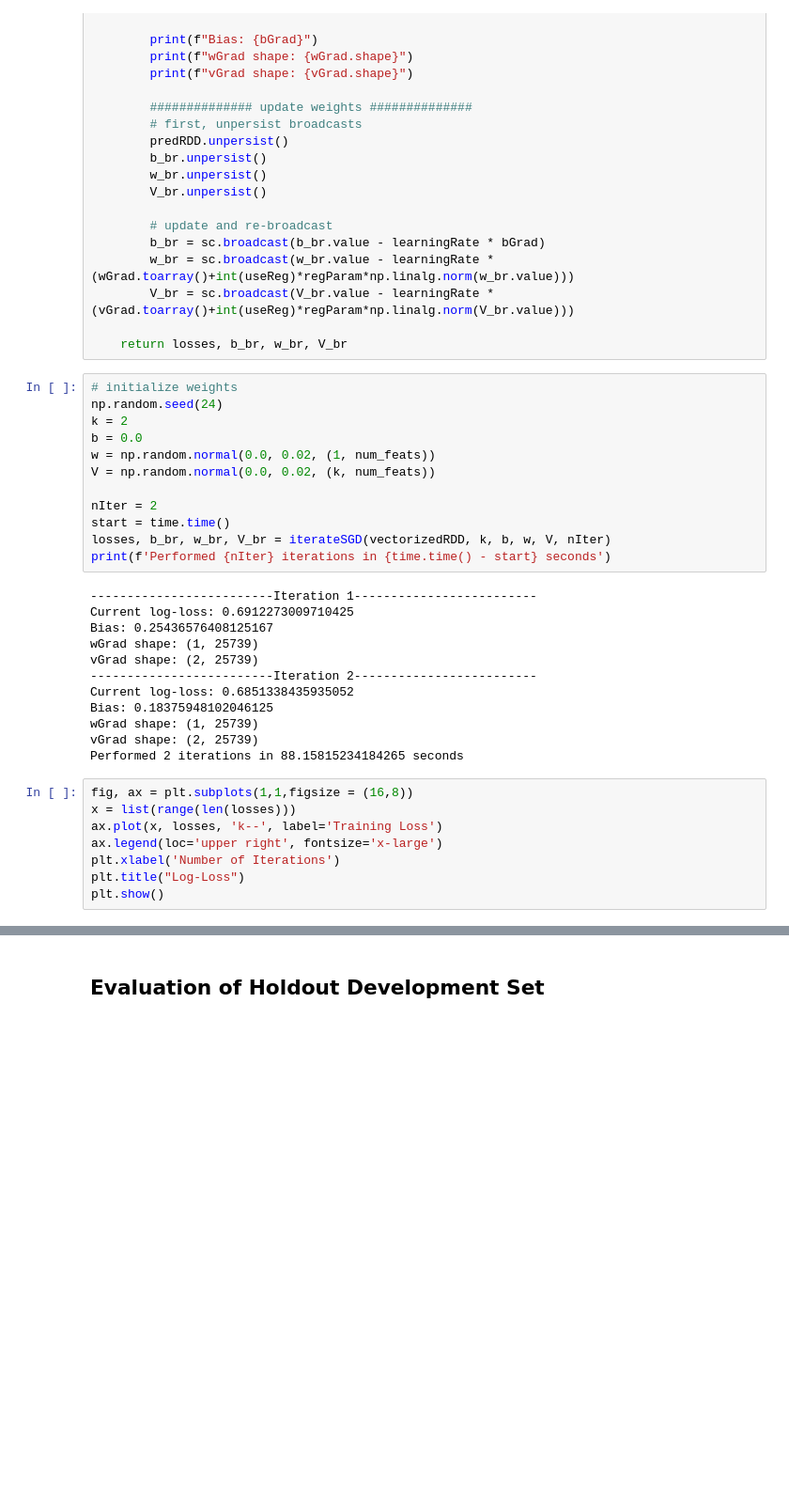
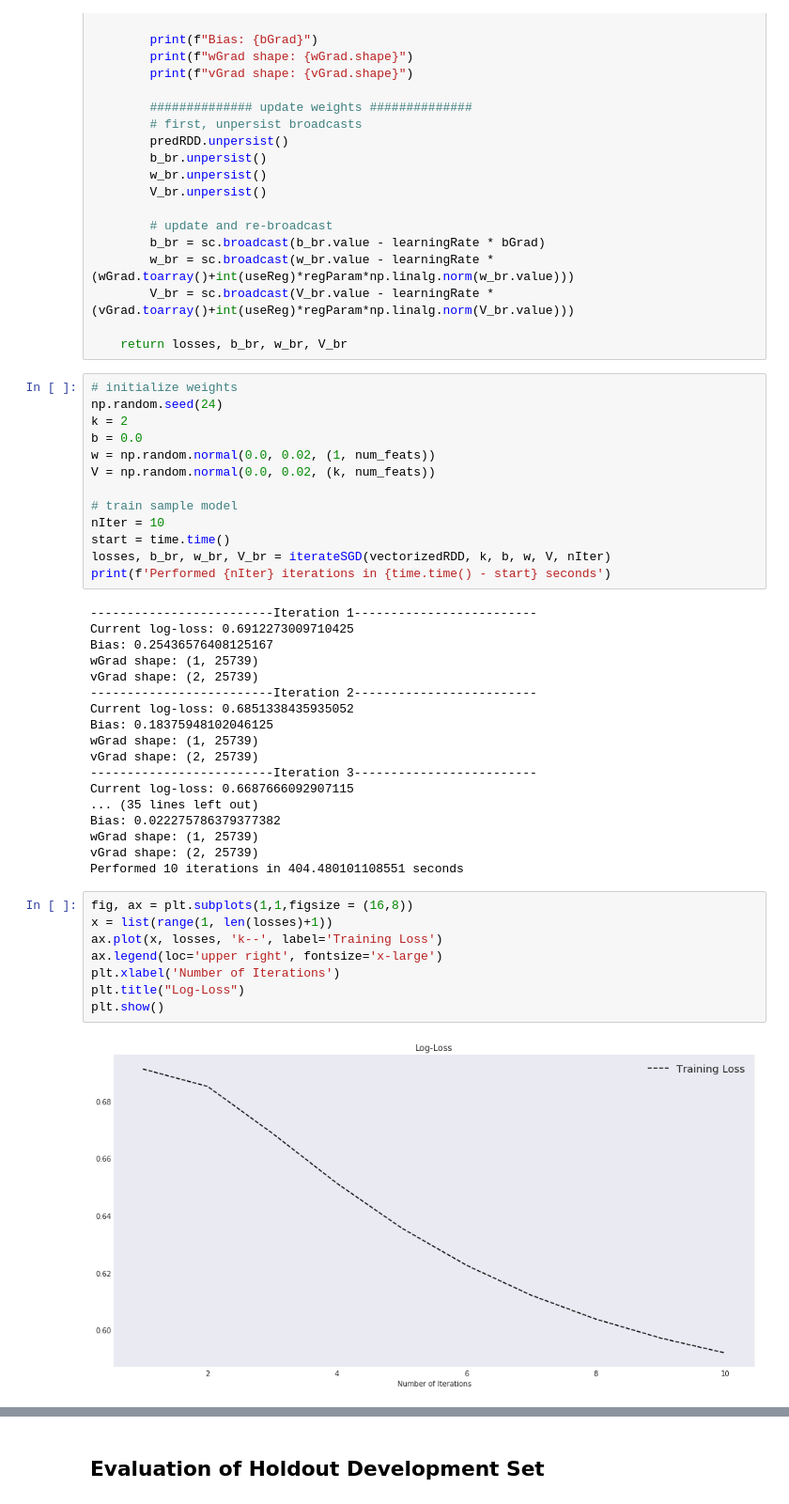
Before and after one commit to kalvinkao/ctr-prediction-with-fm, a Jupyter notebook: CarterKaoLetcherPhilippou_w261_FM_CTR.ipynb, the cells around one changed output, grey strips where cells are left out. Shown: that part at 94% size. Drawn from its saved outputs; the diff is of its cells as text; blank space fills up the shorter version.

```diff
--- a/CarterKaoLetcherPhilippou_w261_FM_CTR.ipynb
+++ b/CarterKaoLetcherPhilippou_w261_FM_CTR.ipynb
@@ -657,7 +657,8 @@ b = 0.0
 w = np.random.normal(0.0, 0.02, (1, num_feats))
 V = np.random.normal(0.0, 0.02, (k, num_feats))
 
-nIter = 2
+# train sample model
+nIter = 10
 start = time.time()
 losses, b_br, w_br, V_br = iterateSGD(vectorizedRDD, k, b, w, V, nIter)
 print(f'Performed {nIter} iterations in {time.time() - start} seconds')
@@ -672,12 +673,20 @@ Current log-loss: 0.6851338435935052
 Bias: 0.18375948102046125
 wGrad shape: (1, 25739)
 vGrad shape: (2, 25739)
-Performed 2 iterations in 88.15815234184265 seconds
+-------------------------Iteration 3-------------------------
+Current log-loss: 0.6687666092907115
+... (35 lines left out)
+Bias: 0.022275786379377382
+wGrad shape: (1, 25739)
+vGrad shape: (2, 25739)
+Performed 10 iterations in 404.480101108551 seconds
 # %%
 fig, ax = plt.subplots(1,1,figsize = (16,8))
-x = list(range(len(losses)))
+x = list(range(1, len(losses)+1))
 ax.plot(x, losses, 'k--', label='Training Loss')
 ax.legend(loc='upper right', fontsize='x-large')
 plt.xlabel('Number of Iterations')
 plt.title("Log-Loss")
 plt.show()
+# %% [output]
+[figure, added]
```
Also changed, not shown: parts of 18 cells of this notebook.
